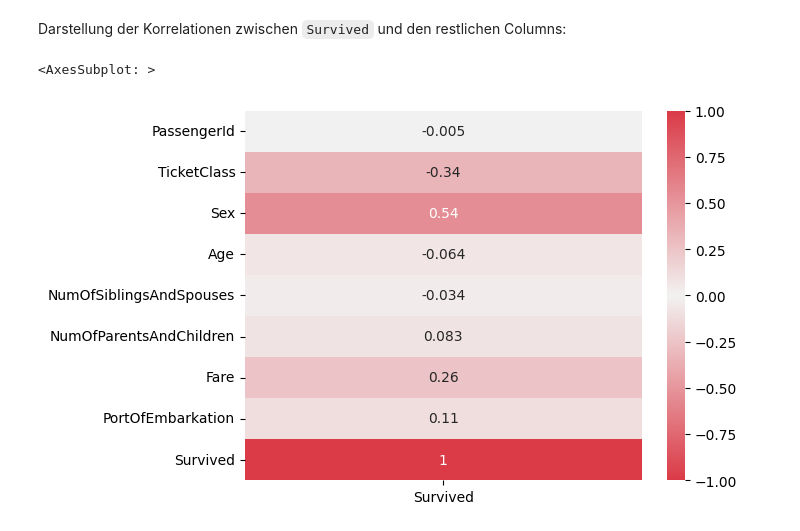
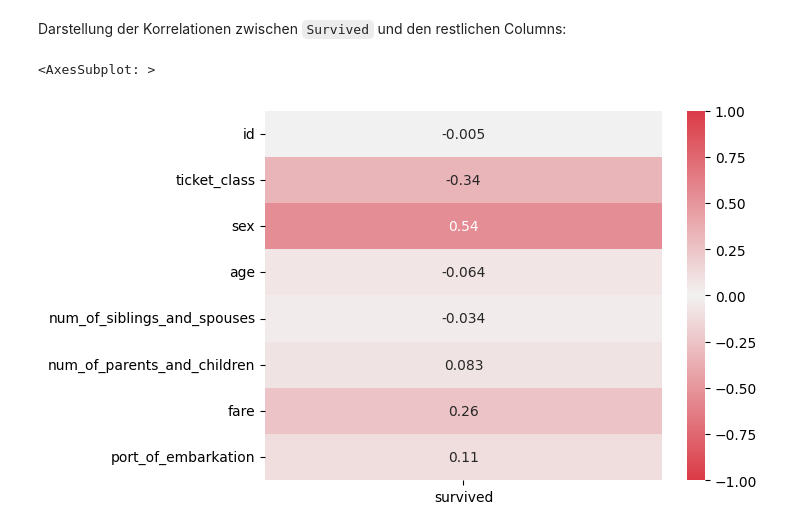
Before and after one commit to robingenz/htwg-mlops-monitoring-examples, a Jupyter notebook: examples/01_titanic/01_titanic.ipynb, the cells around one changed output. Saved outputs shown, nothing was run; the diff lists cells and outputs as text; code cells hidden in the pictures.

```diff
--- a/examples/01_titanic/01_titanic.ipynb
+++ b/examples/01_titanic/01_titanic.ipynb
@@ -361,10 +366,10 @@ b5dfcd66-6d7f-11ed-bbec-56baaec4c0b0
 # %% [markdown]
 Darstellung der Korrelationen zwischen `Survived` und den restlichen Columns:
 # %%
-corr = df.corrwith(df['Survived'])
-corr_df = pd.DataFrame({ 'Survived': corr }, index=df.columns)
+corr = df.corrwith(df['survived']).drop(['survived'])
+corr_df = pd.DataFrame({ 'survived': corr }, index=df.columns[:-1])
 cmap = sns.diverging_palette(10,10, as_cmap=True)
 sns.heatmap(corr_df, annot=True, cmap=cmap, vmin=-1, vmax=1)
 # %% [output]
 <AxesSubplot: >
-[figure, old version]
+[figure, new version]
```
Also changed, not shown: parts of 3 cells of this notebook.
